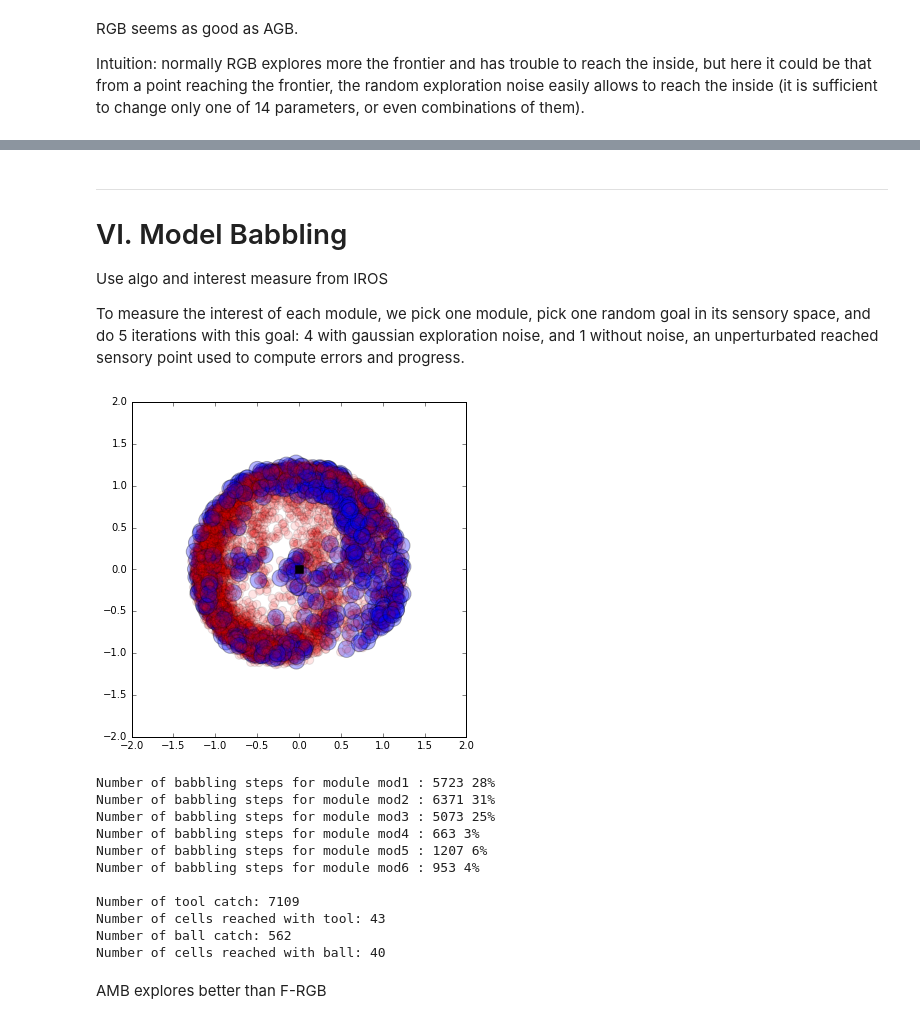
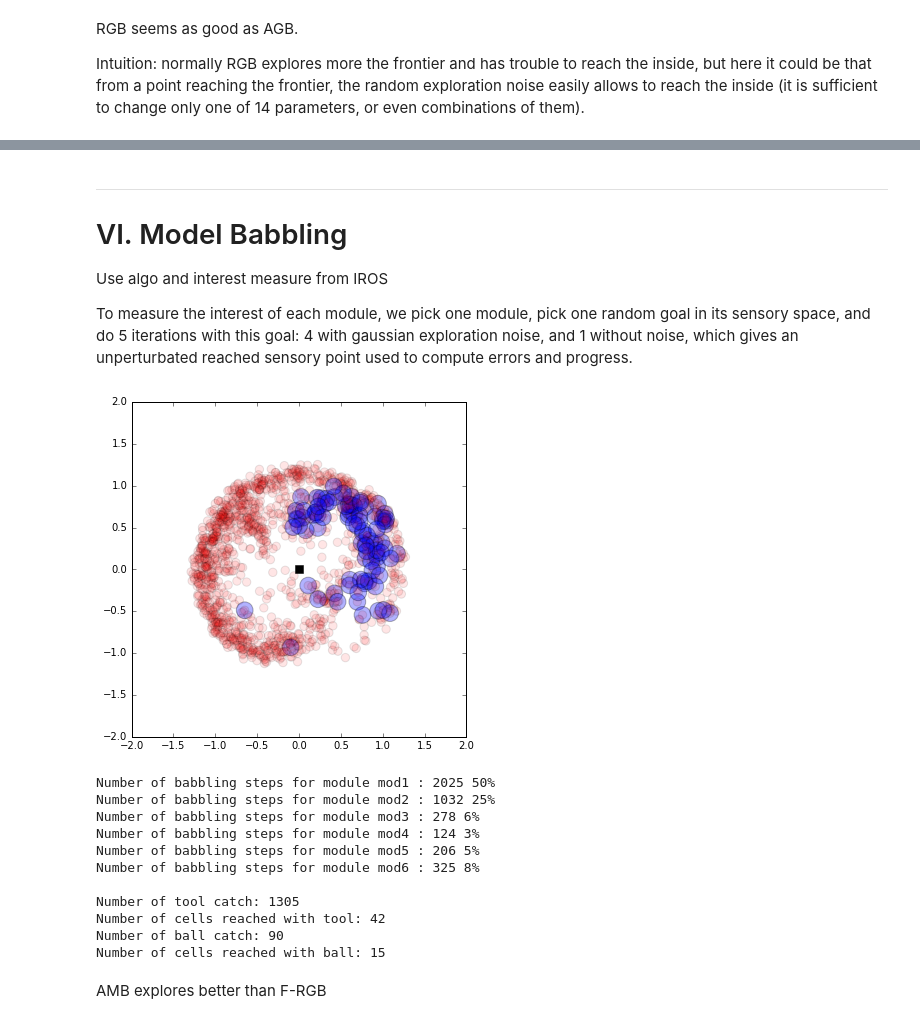
Before and after one commit to sebastien-forestier/ExplorationAlgorithms, a Jupyter notebook: main.ipynb, the cells around one changed output, grey strips where cells are left out. Drawn from its saved outputs; the diff is of its cells as text; code cells hidden in the pictures.

Commit message:
added figures

```diff
--- a/main.ipynb
+++ b/main.ipynb
@@ -262,7 +274,10 @@ environment3 = Environment3()
 # %%
 fig, ax = plt.subplots()
 
-# Random Motor Babbling
+# Create new environment
+environment3 = Environment3()
+
+# 1 iteration of Random Motor Babbling
 m = environment3.random_motors()[0]
 s = environment3.update(m)
 print s
@@ -277,11 +292,10 @@ s = environment3.update(m)
 display(HTML(environment3.plot(fig, ax)))
 
 
-for i in range(1000):
-    m = environment3.random_motors()[0]
-
-    s = environment3.update(m)
-    if abs(s[17] - 0.6) > 0.001:
-        print "Iteration", i, "m", m, "s", s
-        display(HTML(environment3.plot(fig, ax)))
+#for i in range(10000):
+#    m = environment3.random_motors()[0]
+#    s = environment3.update(m)
+#    if abs(s[17] - 0.6) > 0.001:
+#        print "Iteration", i, "m", m, "s", s
+#        display(HTML(environment3.plot(fig, ax)))
 # %% [output]
@@ -324,7 +339,7 @@ m = environment3.random_motors()[0]
 s = environment3.update(m)
 sm_model.update(m, s)
 
-for _ in range(100000):
+for _ in range(20000):
     if (not sm_model.bootstrapped_s) or random() < 0.2:
         m = environment3.random_motors()[0]
         s = environment3.update(m)
@@ -342,6 +357,7 @@ for _ in range(100000):
         sm_model.update(m, s)
     plot_s(s) # plot the observed sensory effect
 
+#plt.savefig('explored_RGB_100000it')
 
 print "Number of tool catch:", len(explored_s_agb_t)
 print "Number of cells reached with tool:", int(compute_explo(array(explored_s_agb_t), array([-2., -2.]), array([2., 2.]), gs=grid_size))
@@ -363,7 +387,7 @@ Active Goal Babbling can't directly help in 30 dimensions
 
 Use algo and interest measure from IROS
 
-To measure the interest of each module, we pick one module, pick one random goal in its sensory space, and do 5 iterations with this goal: 4 with gaussian exploration noise, and 1 without noise, an unperturbated reached sensory point used to compute errors and progress.
+To measure the interest of each module, we pick one module, pick one random goal in its sensory space, and do 5 iterations with this goal: 4 with gaussian exploration noise, and 1 without noise, which gives an unperturbated reached sensory point used to compute errors and progress.
 # %%
 fig, ax = plt.subplots()
 ax.set_aspect('equal')
@@ -390,8 +414,8 @@ environment3 = Environment3()
 
 # Define motor and sensory spaces:
 m_space = range(21)
-s_hand = range(21, 27)
-s_tool = range(27, 33)
+s_hand  = range(21, 27)
+s_tool  = range(27, 33)
 s_ball1 = range(33, 39)
 s_ball2 = range(39, 45)
 s_ball3 = range(45, 51)
@@ -400,35 +424,38 @@ s_ball4 = range(51, 57)
 # Create 6 learning modules:
 learning_modules = {}
 learning_modules['mod1'] = LearningModule("mod1", m_space, s_hand, environment3.conf)
 learning_modules['mod2'] = LearningModule("mod2", m_space, s_tool, environment3.conf)
 learning_modules['mod3'] = LearningModule("mod3", m_space, s_ball1, environment3.conf)
 learning_modules['mod4'] = LearningModule("mod4", m_space, s_ball2, environment3.conf)
 learning_modules['mod5'] = LearningModule("mod5", m_space, s_ball3, environment3.conf)
 learning_modules['mod6'] = LearningModule("mod6", m_space, s_ball4, environment3.conf)
 
 
 # 1000 steps of (4 exploring and 1 exploiting iterations):
-for step in range(100000 / (n_explore + 1)):
+for step in range(20000 / (n_explore + 1)):
     interests = [learning_modules[mid].interest() for mid in learning_modules.keys()] # compute the interest of modules
     interests_evolution.append(interests)
     # choose the babbling module (probabilities proportional to interests, with epsilon of random choice):
     babbling_module = learning_modules.values()[prop_choice(interests, eps=0.2)]
     # the babbling module picks a random goal in its sensory space and returns 4 noisy motor commands:
     m_list = babbling_module.produce(n=n_explore)
     for m in m_list:
         s = environment3.update(m) # execute this command and observe the corresponding sensory effect
         plot_s(s) # plot the observed sensory effect
         # Update sensorimotor models:
         for mid in learning_modules.keys():
             learning_modules[mid].update_sm(m, learning_modules[mid].get_s(array(list(m) + list(s))))
     # choose the best motor command to reach current goal (with no noise):
     m = babbling_module.infer(babbling_module.expl_dims, babbling_module.inf_dims, babbling_module.x, n=1, explore=False)
     s = environment3.update(m) # execute this command and observe the corresponding sensory effect
     # update the 5 sensorimotor models and the interest model of the babbling module:
     for mid in learning_modules.keys():
         learning_modules[mid].perceive(m, learning_modules[mid].get_s(array(list(m)+list(s))), mid==babbling_module.mid)
+
+
+#plt.savefig('explored_AMB_100000it')
 # %% [output]
-[figure, old version]
+[figure, new version]
 # %%
 for mid in learning_modules.keys():
     print "Number of babbling steps for module", mid, ":", learning_modules[mid].im.n_points(), "{}%".format(int(100. * (n_explore + 1)*learning_modules[mid].im.n_points() / float(learning_modules[mid].sm.t)))
@@ -440,17 +467,17 @@ print "Number of cells reached with tool:", int(compute_explo(array(explored_s_a
 print "Number of ball catch:", len(explored_s_agb_o)
 print "Number of cells reached with ball:", int(compute_explo(array(explored_s_agb_o), array([-2., -2.]), array([2., 2.]), gs=grid_size))
 # %% [output]
-Number of babbling steps for module mod1 : 5723 28%
-Number of babbling steps for module mod2 : 6371 31%
-Number of babbling steps for module mod3 : 5073 25%
-Number of babbling steps for module mod4 : 663 3%
-Number of babbling steps for module mod5 : 1207 6%
-Number of babbling steps for module mod6 : 953 4%
+Number of babbling steps for module mod1 : 2025 50%
+Number of babbling steps for module mod2 : 1032 25%
+Number of babbling steps for module mod3 : 278 6%
+Number of babbling steps for module mod4 : 124 3%
+Number of babbling steps for module mod5 : 206 5%
+Number of babbling steps for module mod6 : 325 8%
 
-Number of tool catch: 7109
-Number of cells reached with tool: 43
-Number of ball catch: 562
-Number of cells reached with ball: 40
+Number of tool catch: 1305
+Number of cells reached with tool: 42
+Number of ball catch: 90
+Number of cells reached with ball: 15
 # %% [markdown]
 AMB explores better than F-RGB
 # %%
```
Also changed, not shown: parts of 22 cells of this notebook, 4 other files.
